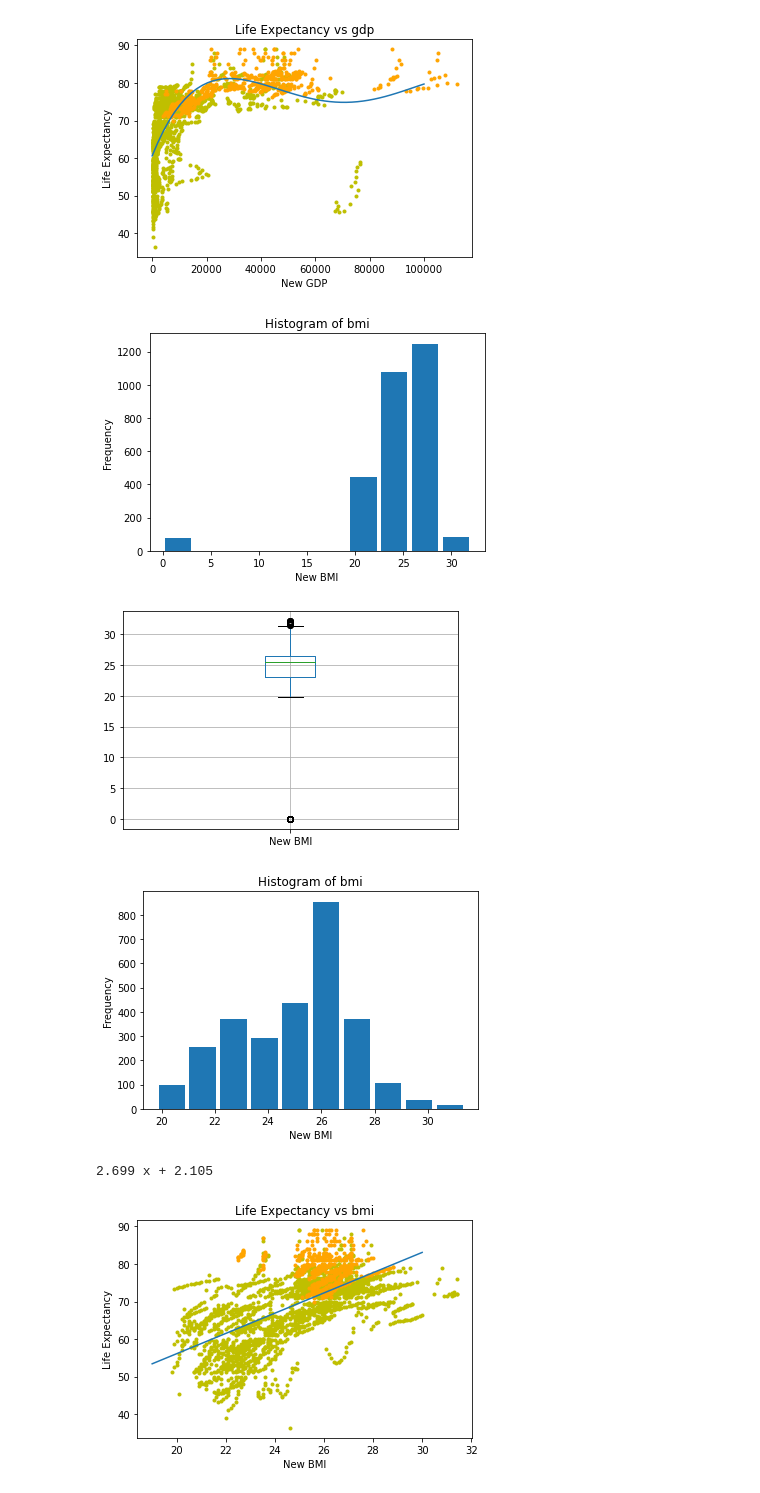
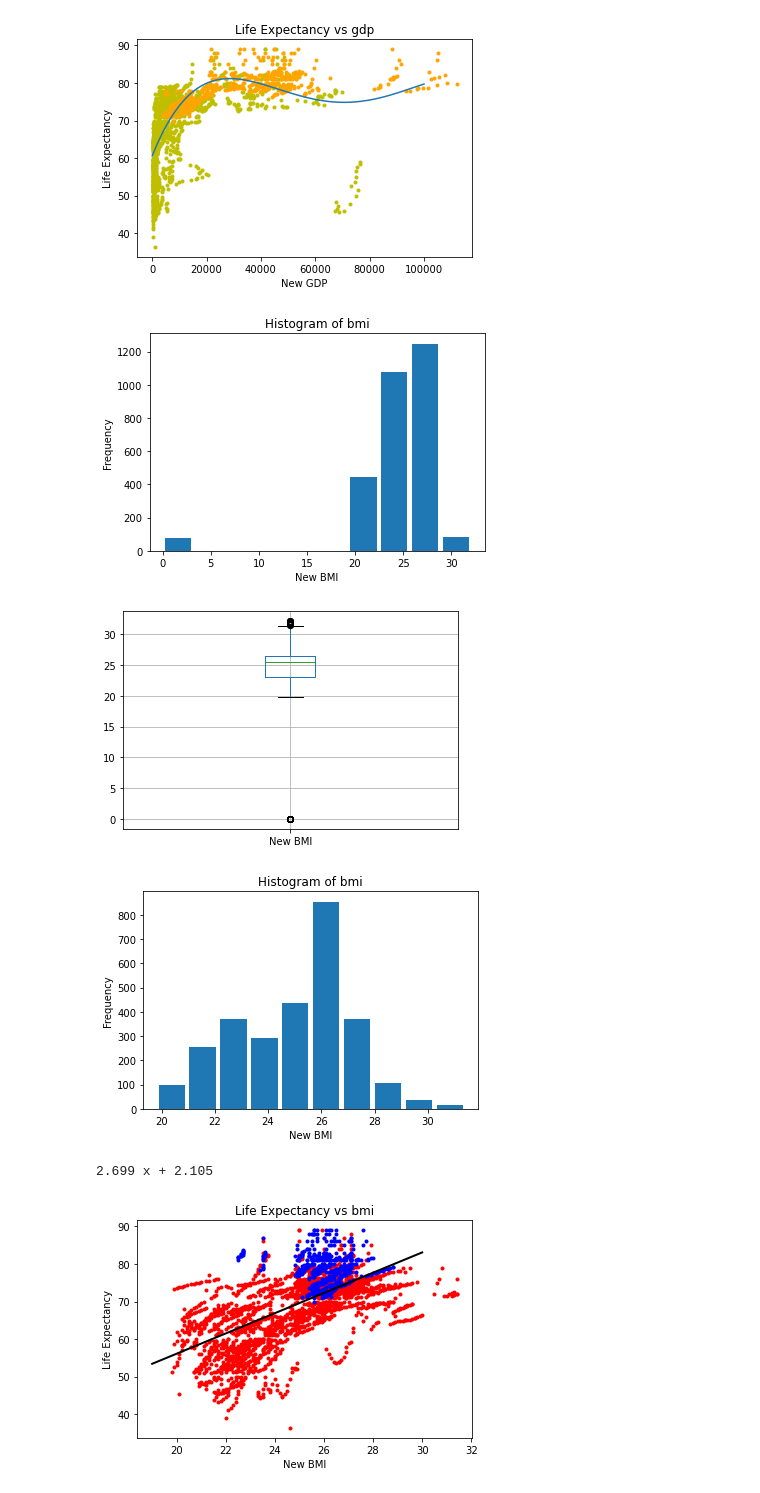
Before and after one commit to ryan-egbert/life-expectancy, a Jupyter notebook: final_project.ipynb, the cells around one changed output. Cells and saved outputs as stored; diff of their text form; code cells hidden in the pictures.

```diff
--- a/final_project.ipynb
+++ b/final_project.ipynb
@@ -654,34 +709,34 @@ plt.show()
 bmi.boxplot(column = ['New BMI'])
 plt.show()
 
 Q1 = bmi['New BMI'].quantile(q=0.25)
 Q3 = bmi['New BMI'].quantile(q=0.75)
 mask1 = (bmi['New BMI'] < Q3 + 1.5 * (Q3-Q1)) & (bmi['New BMI'] > Q1 - 1.5 * (Q3-Q1))
 bmi = bmi[mask1]
 
 plt.hist(x=bmi['New BMI'], rwidth=0.85)
 plt.xlabel('New BMI')
 plt.ylabel('Frequency')
 plt.title('Histogram of bmi')
 plt.show()
 
 x1 = bmi['New BMI'][bmi['Status'] == 'Developing']
 y1 = bmi['Life expectancy '][bmi['Status'] == 'Developing']
 x2 = bmi['New BMI'][bmi['Status'] == 'Developed']
 y2 = bmi['Life expectancy '][bmi['Status'] == 'Developed']
-plt.scatter(x1, y1, marker=".", color='y')
-plt.scatter(x2, y2, marker='.', color='orange')
+plt.scatter(x1, y1, marker=".", color='red')
+plt.scatter(x2, y2, marker='.', color='blue')
 model = np.poly1d(np.polyfit(bmi['New BMI'], bmi['Life expectancy '], 1))
 polyline = np.linspace(19,30)
-plt.plot(polyline, model(polyline))
+plt.plot(polyline, model(polyline), color="black", linewidth=2)
 print(model)
 plt.title('Life Expectancy vs bmi')
 plt.xlabel('New BMI')
 plt.ylabel("Life Expectancy")
 plt.show()
 # %% [output]
 [figure]
 [figure]
 [figure]
 2.699 x + 2.105
-[figure, old version]
+[figure, new version]
```
Also changed, not shown: parts of 19 cells of this notebook.
